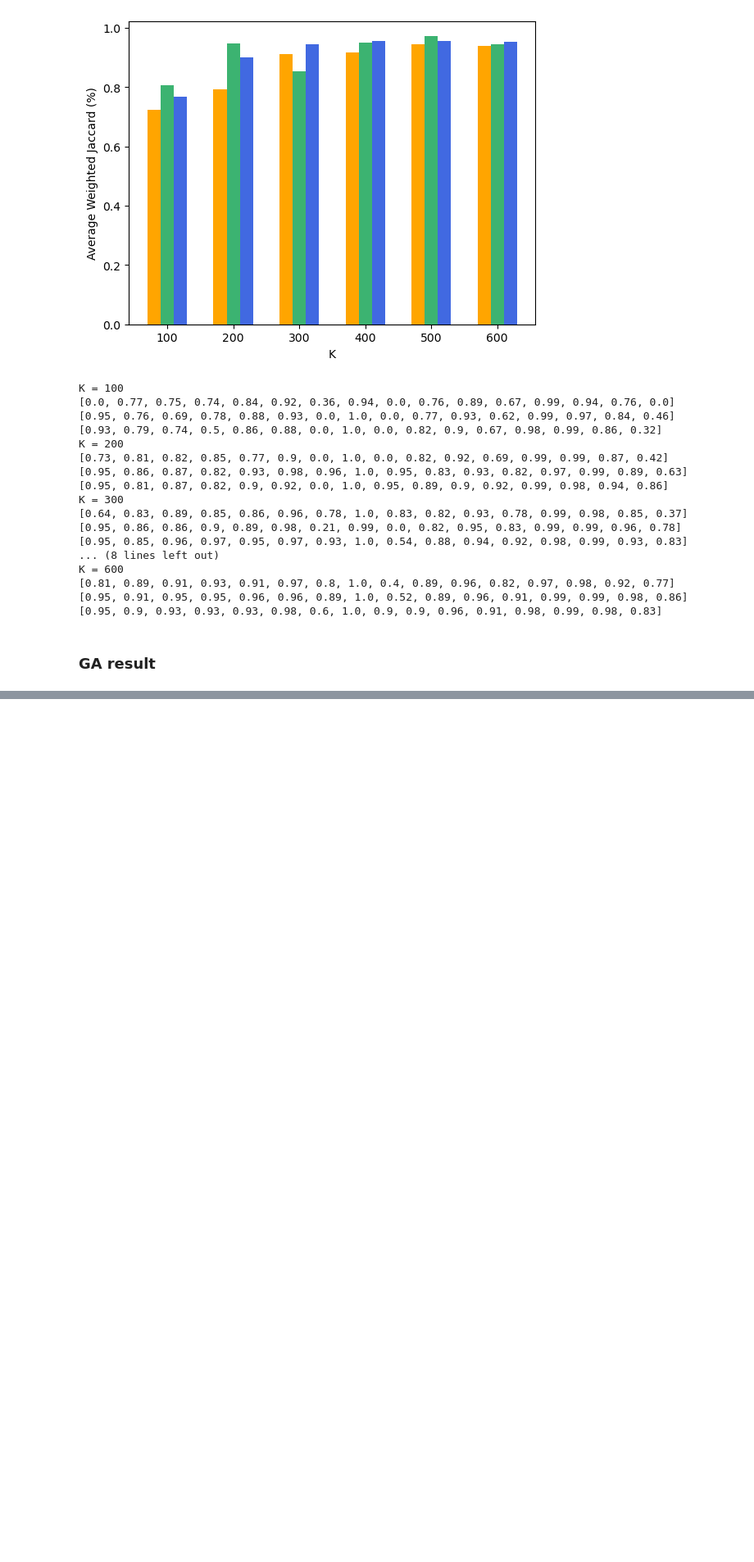
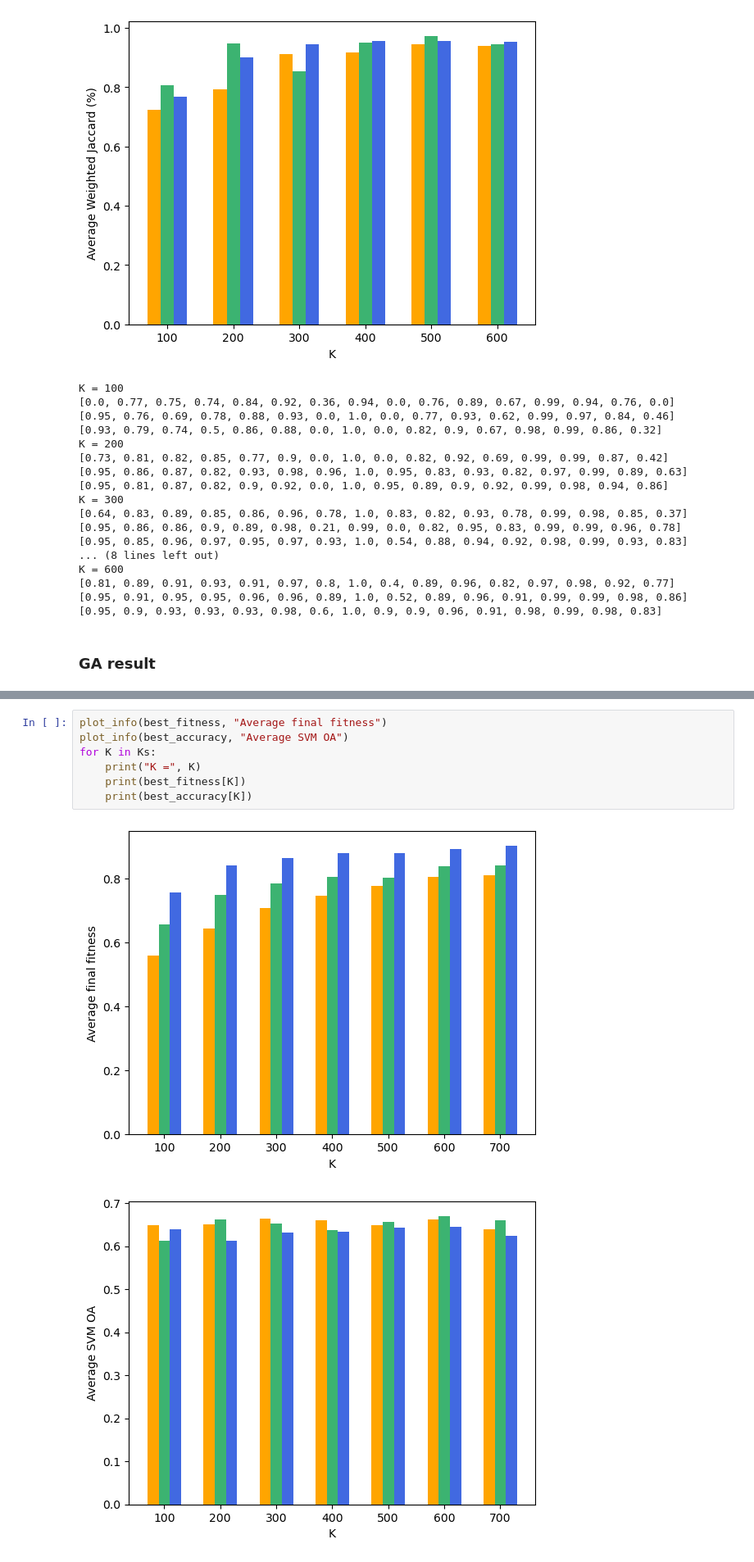
Before and after one commit to GeckSpy/M1-internship-SSGA, a Jupyter notebook: code/SPresult.ipynb, the cells around one changed output, grey strips where cells are left out. Shown at 82% size. Drawn from its saved outputs; the diff is of its cells as text; blank space fills up the shorter version.

```diff
--- a/code/SPresult.ipynb
+++ b/code/SPresult.ipynb
@@ -521,0 +634,10 @@ plot_info(best_fitness, "Average final fitness")
+# %%
+plot_info(best_fitness, "Average final fitness")
+plot_info(best_accuracy, "Average SVM OA")
+for K in Ks:
+    print("K =", K)
+    print(best_fitness[K])
+    print(best_accuracy[K])
+# %% [output]
+[figure, added]
+[figure, added]
```
Also changed, not shown: parts of 8 cells of this notebook.
